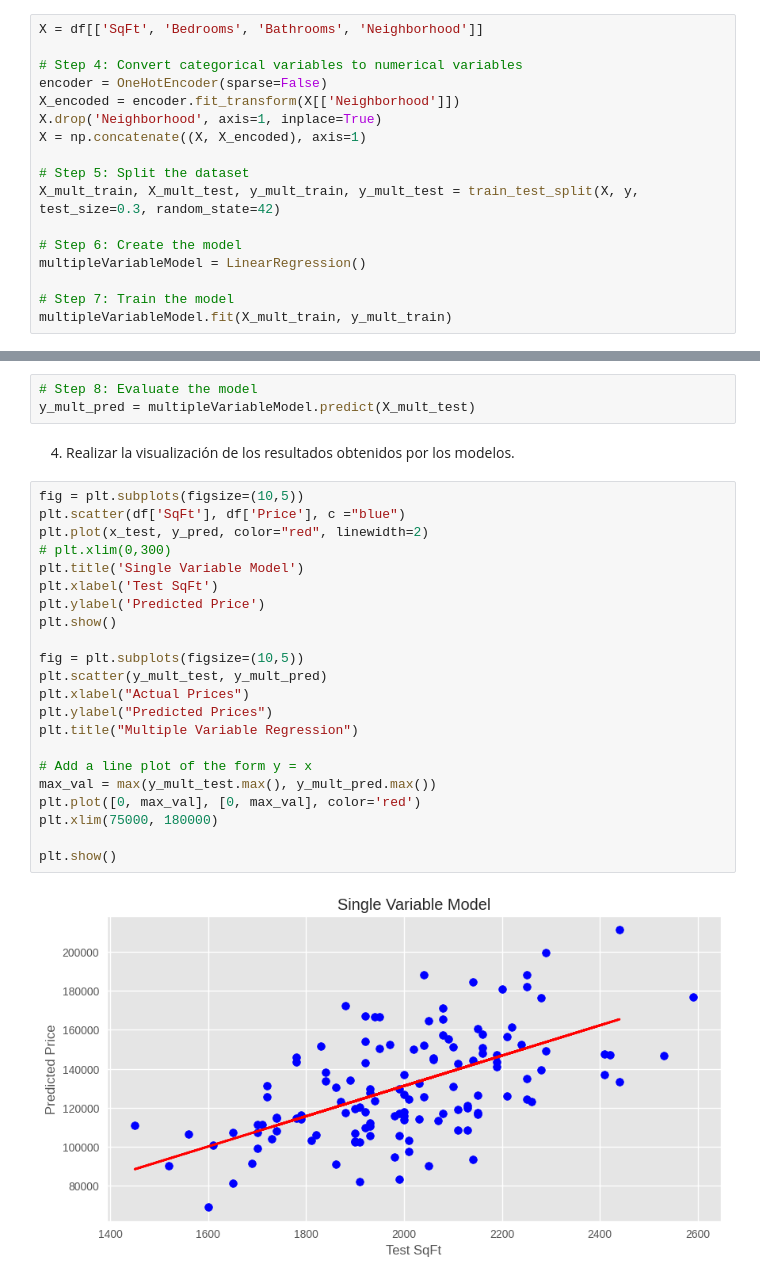
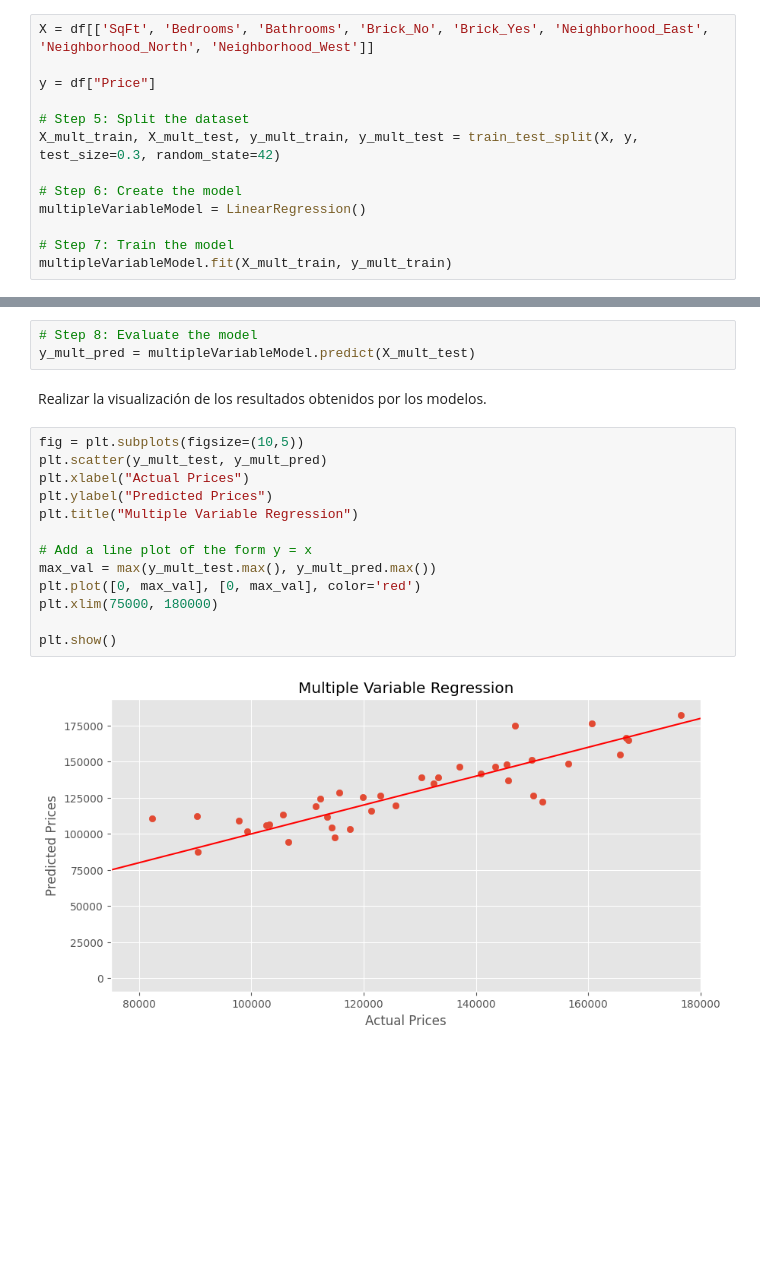
Before and after one commit to TineoC/IDS330-Asignaci-n-04, a Jupyter notebook: main.ipynb, the cells around one changed output, grey strips where cells are left out. Saved outputs shown, nothing was run; the diff lists cells and outputs as text; blank space fills up the shorter version.

```diff
--- a/main.ipynb
+++ b/main.ipynb
@@ -110,11 +142,7 @@ Para el modelo multivariable
 # %%
-X = df[['SqFt', 'Bedrooms', 'Bathrooms', 'Neighborhood']]
+X = df[['SqFt', 'Bedrooms', 'Bathrooms', 'Brick_No', 'Brick_Yes', 'Neighborhood_East', 'Neighborhood_North', 'Neighborhood_West']]
 
-# Step 4: Convert categorical variables to numerical variables
-encoder = OneHotEncoder(sparse=False)
-X_encoded = encoder.fit_transform(X[['Neighborhood']])
-X.drop('Neighborhood', axis=1, inplace=True)
-X = np.concatenate((X, X_encoded), axis=1)
+y = df["Price"]
 
 # Step 5: Split the dataset
 X_mult_train, X_mult_test, y_mult_train, y_mult_test = train_test_split(X, y, test_size=0.3, random_state=42)
@@ -134,28 +158,19 @@ LinearRegression()
 # Step 8: Evaluate the model
 y_mult_pred = multipleVariableModel.predict(X_mult_test)
 # %% [markdown]
-4. Realizar la visualización de los resultados obtenidos por los modelos.
+Realizar la visualización de los resultados obtenidos por los modelos.
 # %%
-fig = plt.subplots(figsize=(10,5))
-plt.scatter(df['SqFt'], df['Price'], c ="blue")
-plt.plot(x_test, y_pred, color="red", linewidth=2)
-# plt.xlim(0,300)
-plt.title('Single Variable Model')
-plt.xlabel('Test SqFt')
-plt.ylabel('Predicted Price')
-plt.show()
-
 fig = plt.subplots(figsize=(10,5))
 plt.scatter(y_mult_test, y_mult_pred)
 plt.xlabel("Actual Prices")
 plt.ylabel("Predicted Prices")
 plt.title("Multiple Variable Regression")
 
 # Add a line plot of the form y = x
 max_val = max(y_mult_test.max(), y_mult_pred.max())
 plt.plot([0, max_val], [0, max_val], color='red')
 plt.xlim(75000, 180000)
 
 plt.show()
 # %% [output]
-[figure, old version]
+[figure, new version]
```
Also changed, not shown: parts of 39 cells of this notebook.
